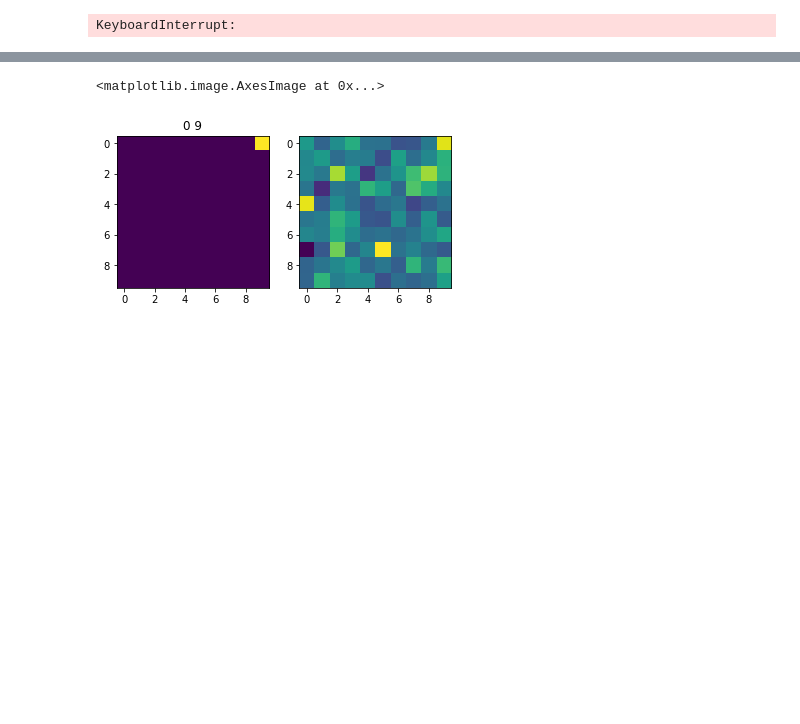
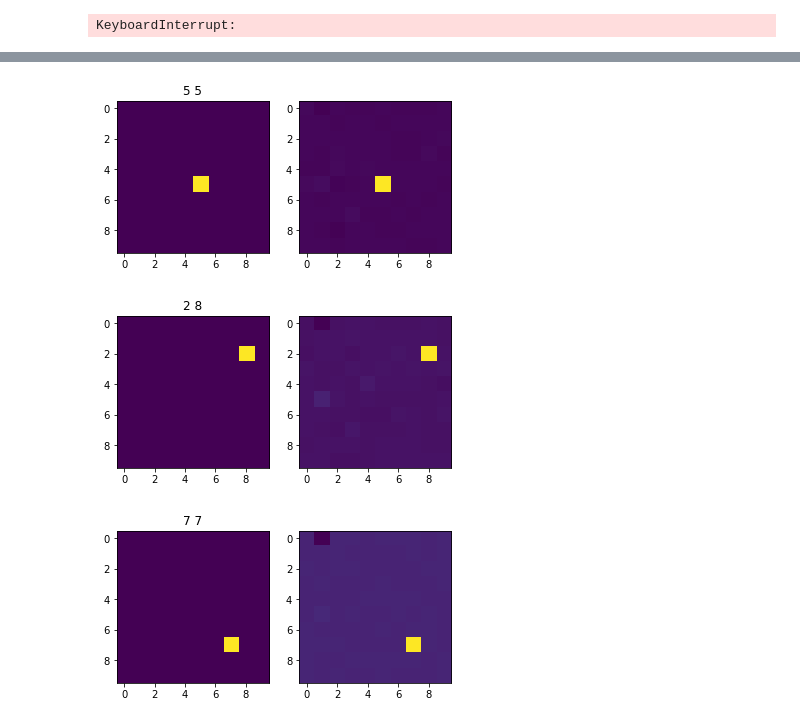
Before and after one commit to sergeivolodin/causality-disentanglement-rl, a Jupyter notebook: sparse_causal_model_learner_rl/configs/ae_positions.ipynb, the cells around one changed output, grey strips where cells are left out. Cells and saved outputs as stored; diff of their text form; code cells hidden in the pictures; blank space fills up the shorter version.

```diff
--- a/sparse_causal_model_learner_rl/configs/ae_positions.ipynb
+++ b/sparse_causal_model_learner_rl/configs/ae_positions.ipynb
@@ -51,15 +51,15 @@ class Decoder(nn.Module):
 class Reconstructor(nn.Module):
     def __init__(self):
         super(Reconstructor, self).__init__()
-        self.fc1 = nn.Linear(in_features=4, out_features=2 * h * w)
-        self.fc2 = nn.Linear(in_features=2 * h * w, out_features=h * w)
+        self.fc1 = nn.Linear(in_features=4, out_features=100 * h * w)
+        self.fc2 = nn.Linear(in_features=100 * h * w, out_features=h * w)
         self.act = nn.Tanh()
-        self.bn1 = nn.BatchNorm1d(4)
-        self.bn2 = nn.BatchNorm1d(2 * h * w)
+#         self.bn1 = nn.BatchNorm1d(4)
+#         self.bn2 = nn.BatchNorm1d(100 * h * w)
 #         self.bnf = nn.BatchNorm1d(h * w)
     def forward(self, x):
 #         x = self.bn1(x)
-        x = self.bn2(self.act(self.fc1(x)))
+        x = self.act(self.fc1(x))
         x = self.fc2(x)
 #         x = self.bnf(x)
         x = x.view(x.shape[0], h, w)
@@ -108,15 +108,16 @@ plt.yscale('log')
 # %%
 X, (xs, ys) = get_xy()
-data = torch.from_numpy(X)
+data = torch.from_numpy(X).cuda()
 
 Xrec = rec(dec(data))
+for _ in range(3):
+    idx = np.random.choice(s)
 
-idx = np.random.choice(s)
-
-plt.subplot(1, 2, 1)
-plt.title(f"{xs[idx]} {ys[idx]}")
-plt.imshow(X[idx])
-plt.subplot(1, 2, 2)
-xrecnp = Xrec.detach().cpu().numpy()[idx]
-plt.imshow(xrecnp)# >= np.max(xrecnp))
+    plt.subplot(1, 2, 1)
+    plt.title(f"{xs[idx]} {ys[idx]}")
+    plt.imshow(X[idx])
+    plt.subplot(1, 2, 2)
+    xrecnp = Xrec.detach().cpu().numpy()[idx]
+    plt.imshow(xrecnp)# >= np.max(xrecnp))
+    plt.show()
 # %% [output]
@@ -179,17 +166,20 @@ plt.yscale('log')
 # %%
 X, (xs, ys) = get_xy()
 data = torch.from_numpy(X).cuda()
 
 Xrec = rec(dec(data))
 
-idx = np.random.choice(s)
+for _ in range(3):
+    idx = np.random.choice(s)
 
-plt.subplot(1, 2, 1)
-plt.title(f"{xs[idx]} {ys[idx]}")
-plt.imshow(X[idx])
-plt.subplot(1, 2, 2)
-xrecnp = Xrec.detach().cpu().numpy()[idx]
-plt.imshow(xrecnp)# >= np.max(xrecnp))
+    plt.subplot(1, 2, 1)
+    plt.title(f"{xs[idx]} {ys[idx]}")
+    plt.imshow(X[idx])
+    plt.subplot(1, 2, 2)
+    xrecnp = Xrec.detach().cpu().numpy()[idx]
+    plt.imshow(xrecnp)# >= np.max(xrecnp))
+    plt.show()
 # %% [output]
-<matplotlib.image.AxesImage at 0x...>
-[figure, old version]
+[figure, new version]
+[figure, added]
+[figure, added]
```
Also changed, not shown: parts of 5 cells of this notebook, 2 other files.
